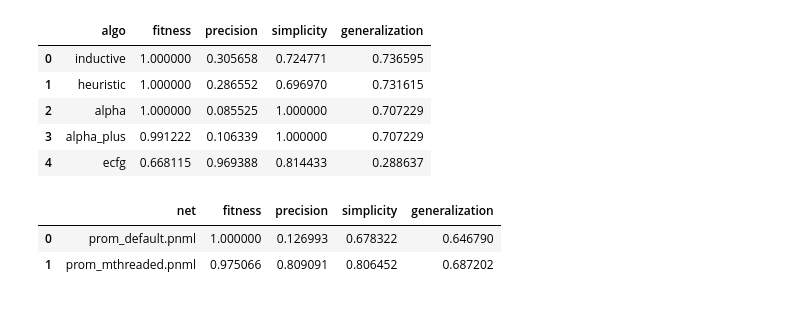
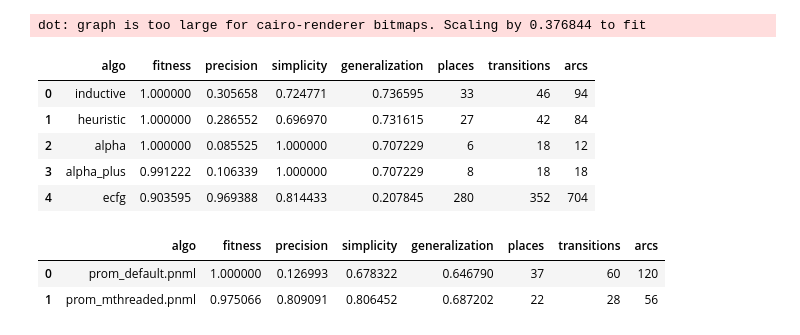
Before and after one commit to PM-IDE/workspace, a Jupyter notebook: Ficus/examples/gc_analysis/repro.ipynb, the cells around one changed output. Drawn from its saved outputs; the diff is of its cells as text; code cells hidden in the pictures.

```diff
--- a/Ficus/examples/gc_analysis/repro.ipynb
+++ b/Ficus/examples/gc_analysis/repro.ipynb
@@ -26,8 +26,8 @@ def calculate_metrics(log, p, i, e):
     generalization = pm4py.generalization_tbr(log, p, i, e)
     return [fitness, precision, simplicity, generalization]
 
-def create_metrics_df():
-    log = pm4py.read_xes('gc_log.xes', return_legacy_log_object=True)
+def create_metrics_df(exp_num: int):
+    log = pm4py.read_xes(f'gc_log_{exp_num}.xes', return_legacy_log_object=True)
     algorithms = [
         ('inductive', pm4py.discover_petri_net_inductive),
         ('heuristic', pm4py.discover_petri_net_heuristics),
@@ -38,14 +38,17 @@ def create_metrics_df():
     metrics = []
     for (algo, func) in algorithms:
         p, i, e = func(log)
-        metrics.append([algo] + calculate_metrics(log, p, i, e))
+        petri_net_info = [len(p.places), len(p.transitions), len(p.arcs)]
+        pm4py.save_vis_petri_net(p, i, e, os.path.join(os.path.abspath(os.curdir), f'exp_{exp_num}_{algo}.png'))
+        metrics.append([algo] + calculate_metrics(log, p, i, e) + petri_net_info)
 
-    p, i, e = pm4py.read_pnml('original_ecfg.pnml')
+    p, i, e = pm4py.read_pnml(f'ecfg_{exp_num}.pnml')
     p = pm4py.reduce_petri_net_invisibles(p)
+    pm4py.save_vis_petri_net(p, i, e, os.path.join(os.path.abspath(os.curdir), f'exp_{exp_num}_ecfg.png'))
+    petri_net_info = [len(p.places), len(p.transitions), len(p.arcs)]
+    metrics.append(['ecfg'] + calculate_metrics(log, p, i, e) + petri_net_info)
 
-    metrics.append(['ecfg'] + calculate_metrics(log, p, i, e))
-
-    return pd.DataFrame(metrics, columns=['algo', 'fitness', 'precision', 'simplicity', 'generalization'])
+    return pd.DataFrame(metrics, columns=['algo', 'fitness', 'precision', 'simplicity', 'generalization', 'places', 'transitions', 'arcs'])
 
 log_name = 'concurrent_server_1.bxes'
 log_bytes = BytesContextValue(read_file_bytes(os.path.join(os.path.abspath(os.curdir), log_name)))
@@ -74,15 +63,17 @@ Pipeline(
         pipeline=Pipeline(
             AddStartArtificialEvents(),
 
-            WriteLogToXesBytes(save_path=os.path.join(os.path.abspath(os.curdir), 'gc_log.xes')),
+            TracesDiversityDiagram(save_path=os.path.join(os.path.abspath(os.curdir), 'exp1.png'), height_scale=20, width_scale=10),
+            WriteLogToXesBytes(save_path=os.path.join(os.path.abspath(os.curdir), 'gc_log_1.xes')),
+            PrintEventLogInfo(),
             DiscoverECFG(root_sequence_kind=RootSequenceKind.FindBest, merge_sequences_of_events=False),
+            GetGraphInfo(),
             ConvertECFGToPetriNet(),
-            SerializePetriNetPnmlBytes(save_path=os.path.join(os.path.abspath(os.curdir), 'original_ecfg.pnml')),
+            SerializePetriNetPnmlBytes(save_path=os.path.join(os.path.abspath(os.curdir), 'ecfg_1.pnml')),
             GetPetriNetInfo(),
 
             DiscoverMultithreadedDfg(thread_attribute='NativeThreadId'),
             ViewGraph(export_path=os.path.join(os.path.abspath(os.curdir), 'multithreaded.png')),
-            GetGraphInfo(),
             SerializeGraphPromBytes(save_path=os.path.join(os.path.abspath(os.curdir), 'multithreaded.dfg')),
             DiscoverDirectlyFollowsGraph(),
             ViewGraph(export_path=os.path.join(os.path.abspath(os.curdir), 'default.png')),
@@ -96,7 +87,7 @@ Pipeline(
     }
 )
 
-create_metrics_df()
+create_metrics_df(1)
 # %% [output]
 Started activity executing_pipeline
 Started activity ReadBxesLogFromBytes
@@ -118,25 +126,27 @@ Activity executing_pipeline finished in 692ms
+dot: graph is too large for cairo-renderer bitmaps. Scaling by 0.376844 to fit
-|  | algo | fitness | precision | simplicity | generalization |
-| 0 | inductive | 1.000000 | 0.305658 | 0.724771 | 0.736595 |
-| 1 | heuristic | 1.000000 | 0.286552 | 0.696970 | 0.731615 |
-| 2 | alpha | 1.000000 | 0.085525 | 1.000000 | 0.707229 |
-| 3 | alpha_plus | 0.991222 | 0.106339 | 1.000000 | 0.707229 |
-| 4 | ecfg | 0.668115 | 0.969388 | 0.814433 | 0.288637 |
+|  | algo | fitness | precision | simplicity | generalization | places | transitions | arcs |
+| 0 | inductive | 1.000000 | 0.305658 | 0.724771 | 0.736595 | 33 | 46 | 94 |
+| 1 | heuristic | 1.000000 | 0.286552 | 0.696970 | 0.731615 | 27 | 42 | 84 |
+| 2 | alpha | 1.000000 | 0.085525 | 1.000000 | 0.707229 | 6 | 18 | 12 |
+| 3 | alpha_plus | 0.991222 | 0.106339 | 1.000000 | 0.707229 | 8 | 18 | 18 |
+| 4 | ecfg | 0.903595 | 0.969388 | 0.814433 | 0.207845 | 280 | 352 | 704 |
 # %%
 def calculate_metrics_for_dfg_nets():
-    log = pm4py.read_xes('gc_log.xes', return_legacy_log_object=True)
+    log = pm4py.read_xes('gc_log_1.xes', return_legacy_log_object=True)
 
     metrics = []
     for net in ['prom_default.pnml', 'prom_mthreaded.pnml']:
         p, i, e = pm4py.read_pnml(net)
-        metrics.append([net] + calculate_metrics(log, p, i, e))
+        petri_net_info = [len(p.places), len(p.transitions), len(p.arcs)]
+        metrics.append([net] + calculate_metrics(log, p, i, e) + petri_net_info)
 
     return metrics
 
-pd.DataFrame(calculate_metrics_for_dfg_nets(), columns=['net', 'fitness', 'precision', 'simplicity', 'generalization'])
+pd.DataFrame(calculate_metrics_for_dfg_nets(), columns=['algo', 'fitness', 'precision', 'simplicity', 'generalization', 'places', 'transitions', 'arcs'])
 # %% [output]
-|  | net | fitness | precision | simplicity | generalization |
-| 0 | prom_default.pnml | 1.000000 | 0.126993 | 0.678322 | 0.646790 |
-| 1 | prom_mthreaded.pnml | 0.975066 | 0.809091 | 0.806452 | 0.687202 |
+|  | algo | fitness | precision | simplicity | generalization | places | transitions | arcs |
+| 0 | prom_default.pnml | 1.000000 | 0.126993 | 0.678322 | 0.646790 | 37 | 60 | 120 |
+| 1 | prom_mthreaded.pnml | 0.975066 | 0.809091 | 0.806452 | 0.687202 | 22 | 28 | 56 |
 # %%
 Pipeline(
     ReadLogFromBxes(use_bytes=True),
```
Also changed, not shown: parts of 5 cells of this notebook.
